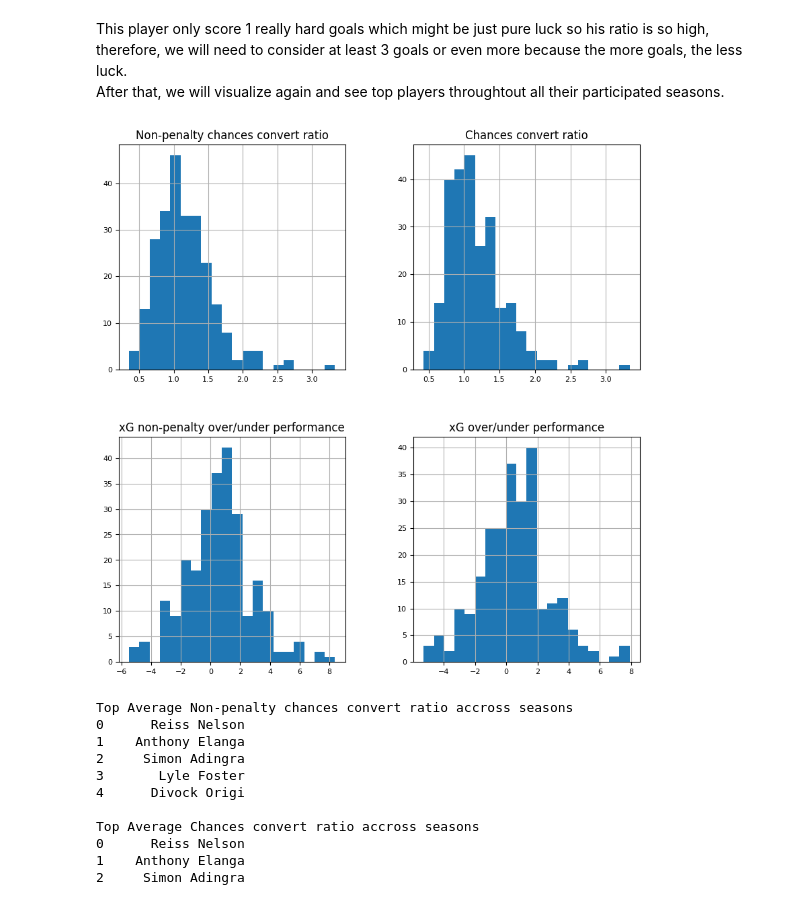
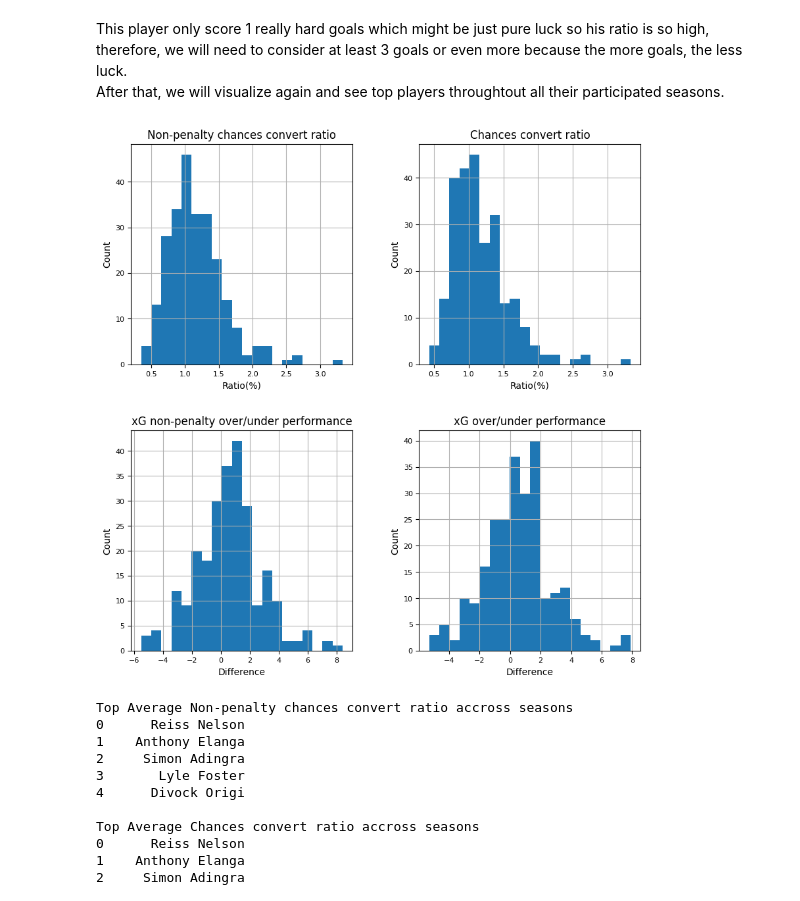
Before and after one commit to hwangdeokThien/CSC14119_IntroDS_final_project, a Jupyter notebook: src/notebooks/3.0-eda.ipynb, the cells around one changed output. Cells and saved outputs as stored; diff of their text form; code cells hidden in the pictures.

Commit message:
[MOD] add x,y labels to graphs

```diff
--- a/src/notebooks/3.0-eda.ipynb
+++ b/src/notebooks/3.0-eda.ipynb
@@ -482,6 +497,10 @@ for col in group_dict['Per 90 Minutes']:
 
 # Visualize
 avg_per_90_df.hist(figsize=(16, 20), bins=20, xlabelsize=8, ylabelsize=8)
+for i, ax in enumerate(plt.gcf().get_axes()):
+    if i < 10:
+        ax.set_xlabel(group_dict['Per 90 Minutes'][i], fontsize=10)
+        ax.set_ylabel("Count", fontsize=10)
 plt.suptitle('Per 90 Minutes',fontsize = 30)
 plt.show()
 # %% [output]
@@ -504,6 +523,9 @@ for col in ['Days','Games missed']:
 
 # Visualize
 total_injury_df.hist(figsize=(16, 20), bins=20, xlabelsize=8, ylabelsize=8)
+for i, ax in enumerate(plt.gcf().get_axes()):
+    ax.set_xlabel(['Days','Games'][i], fontsize=10)
+    ax.set_ylabel("Count", fontsize=10)
 plt.suptitle('Time of injury rehabilitation',fontsize = 30)
 plt.show()
 # %% [output]
@@ -517,6 +539,9 @@ age_df = df_num[['Name','Season', 'Squad','Age']]
 age_df = age_df.drop_duplicates(['Name', 'Season', 'Squad']).reset_index(drop=True)
 
 age_df.hist(figsize=(10, 10), bins=20, xlabelsize=8, ylabelsize=8)
+for ax in plt.gcf().get_axes():
+    ax.set_xlabel('Age', fontsize=10)
+    ax.set_ylabel("Count", fontsize=10)
 plt.suptitle('Age',fontsize = 30)
 plt.show()
 # %% [output]
@@ -594,5 +619,11 @@ q1_clean_df[['Chances convert ratio', 'Non-penalty chances convert ratio']] = q1
 ### Visualization
 # %%
 q1_clean_df.drop(['Gls','G-PK','xG','npxG'],axis = 1).hist(figsize=(10, 10), bins=20, xlabelsize=8, ylabelsize=8)
+for i, ax in enumerate(plt.gcf().get_axes()):
+    if i < 2:
+        ax.set_xlabel('Ratio(%)', fontsize=10)
+    else:
+        ax.set_xlabel('Difference', fontsize=10)
+    ax.set_ylabel("Count", fontsize=10)
 plt.show()
 # %% [output]
@@ -612,9 +643,15 @@ After that, we will visualize again and see top players throughtout all their pa
 # %%
 q1_clean_df = q1_clean_df[(q1_clean_df['Gls']>2) & (q1_clean_df['G-PK'] > 2)]
 q1_clean_df.drop(['Gls','G-PK','xG','npxG'],axis = 1).hist(figsize=(10, 10), bins=20, xlabelsize=8, ylabelsize=8)
+for i, ax in enumerate(plt.gcf().get_axes()):
+    if i < 2:
+        ax.set_xlabel('Ratio(%)', fontsize=10)
+    else:
+        ax.set_xlabel('Difference', fontsize=10)
+    ax.set_ylabel("Count", fontsize=10)
 plt.show()
 # %% [output]
-[figure, old version]
+[figure, new version]
 # %%
 # group by name to calculate total stats
 chance_cols = ['Non-penalty chances convert ratio','Chances convert ratio','xG non-penalty over/under performance','xG over/under performance']
```
Also changed, not shown: parts of 21 cells of this notebook.
